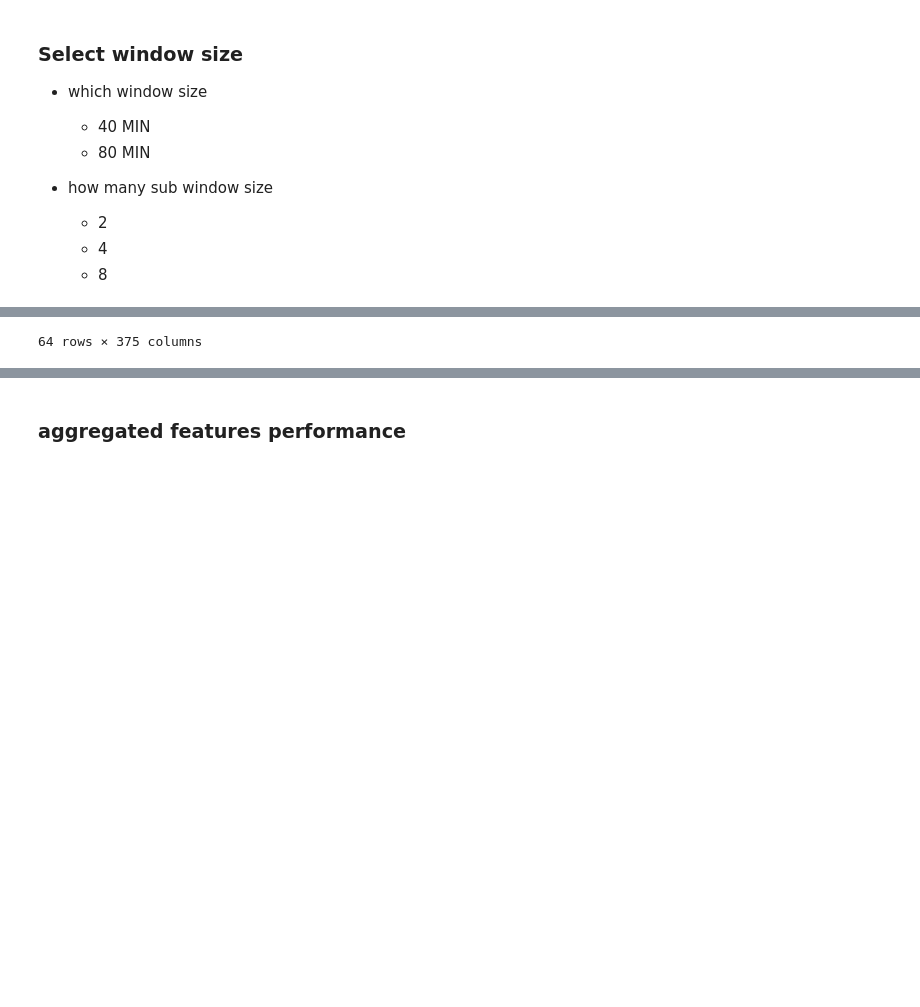
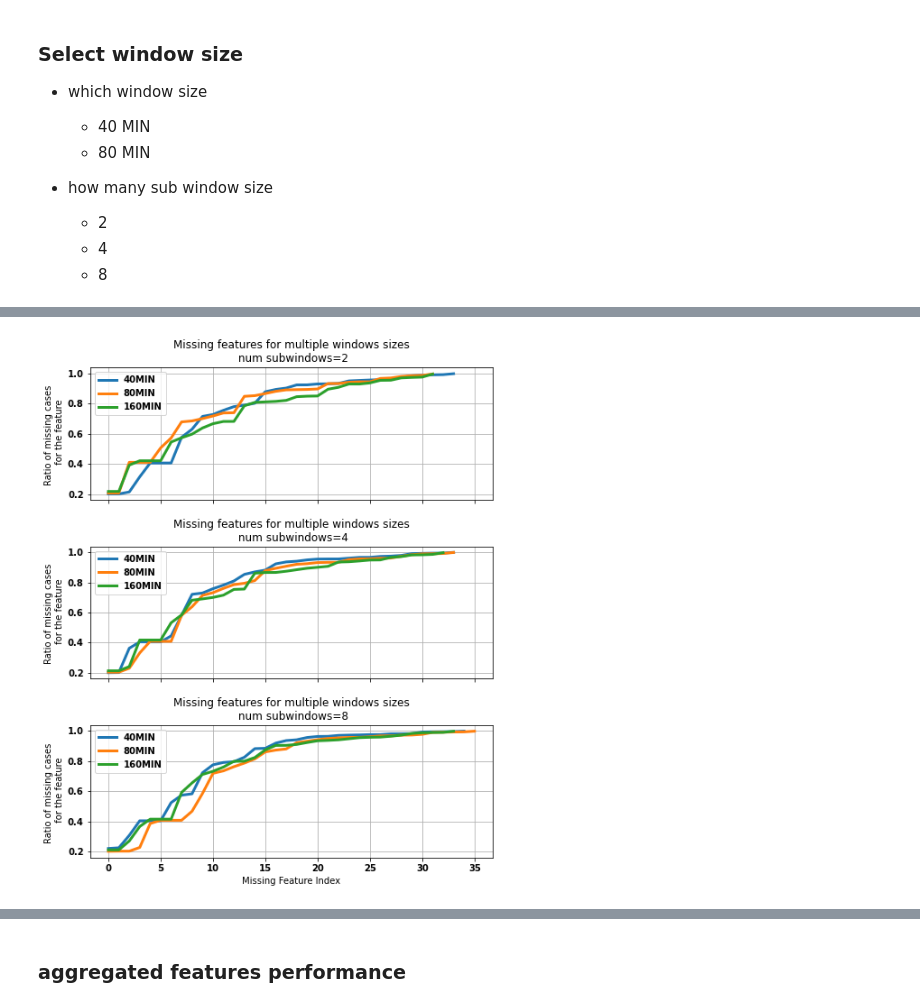
Before and after one commit to Jumabek/receptivity, a Jupyter notebook: analysis/Association Rule Mining.ipynb, the cells around one changed output, grey strips where cells are left out. Drawn from its saved outputs; the diff is of its cells as text; code cells hidden in the pictures; blank space fills up the shorter version.

```diff
--- a/analysis/Association Rule Mining.ipynb
+++ b/analysis/Association Rule Mining.ipynb
@@ -2018,3 +2040,24 @@ dict_keys([(2, '40MIN'), (2, '80MIN'), (2, '160MIN')])
 # %%
-sub_features_d[(2, '40MIN')]
+
+
+fig, axes = plt.subplots(nrows=len(num_sub_windows),ncols=1, figsize=(8,10), sharex=True, sharey=True)
+plt.subplots_adjust(hspace=0.35)
+with on_ray(object_store_memory=2e10, ignore_reinit_error=True, num_cpus=40):
+    for i,nsub in enumerate(num_sub_windows):
+        ax = axes[i]
+        for window_name, window_size  in windows.items():
+            sub_features = sub_features_d[(nsub,window_name)]
+            ds = sub_features.isnull().sum(axis=0).sort_values(ascending=True).values
+            ds = ds[ds>len(sub_features)/100*20]/(len(sub_features))
+
+            ax.plot(ds, label=f'{window_name}', linewidth=3)
+            #ax.set_yscale('log')
+        ax.set_ylabel('Ratio of missing cases \n for the feature')
+
+        ax.grid(True)
+        ax.legend()
+        ax.set_title(f'Missing features for multiple windows sizes\n num subwindows={nsub}')
+
+plt.xlabel('Missing Feature Index')
+plt.show()
 # %% [output]
@@ -2034 +2064 @@ sub_features_d[(2, '40MIN')]
-64 rows × 375 columns
+[figure, added]
```
Also changed, not shown: parts of 10 cells of this notebook, 5 other files.
